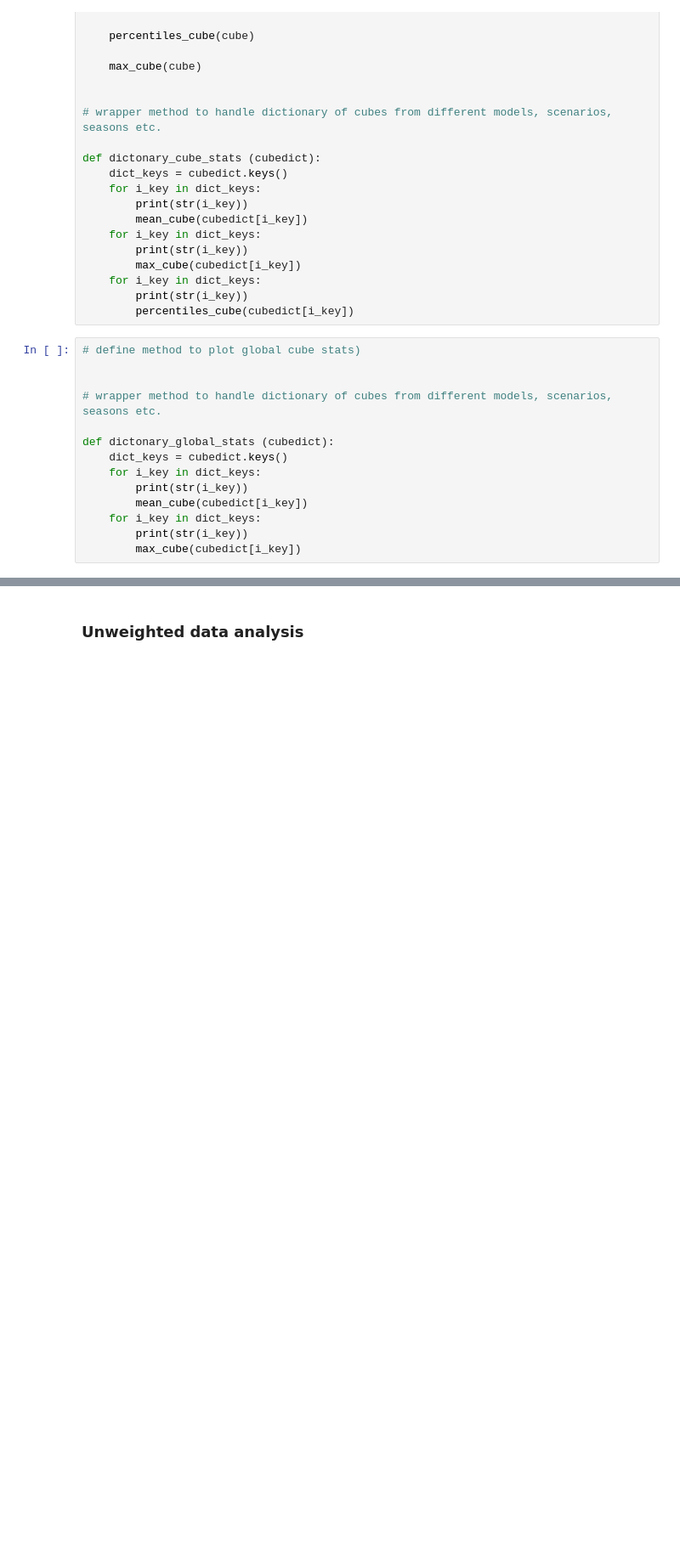
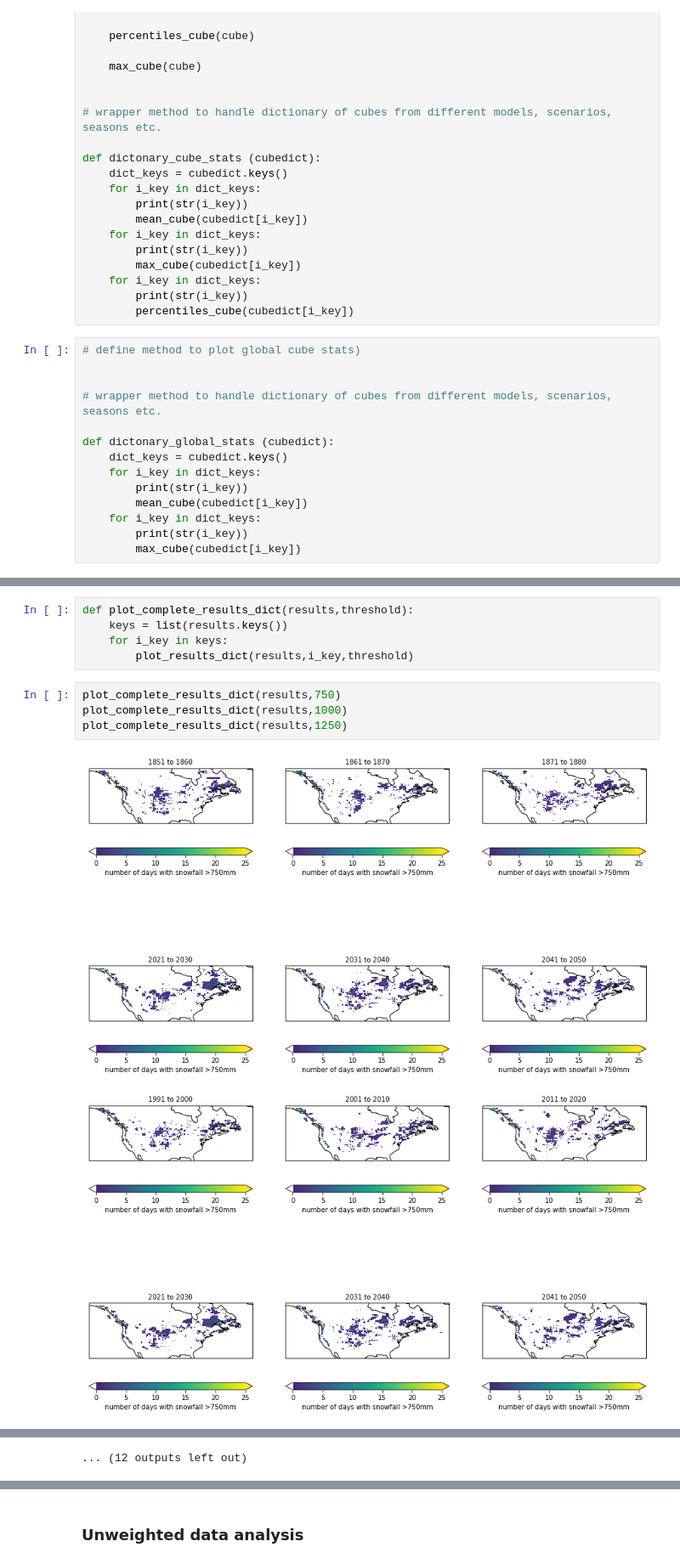
Before and after one commit to lquante/ExtremeEventEvaluation, a Jupyter notebook: NcDataProbing.ipynb, the cells around one changed output, grey strips where cells are left out. Shown at 85% size. Saved outputs shown, nothing was run; the diff lists cells and outputs as text; blank space fills up the shorter version.

```diff
--- a/NcDataProbing.ipynb
+++ b/NcDataProbing.ipynb
@@ -473,0 +883,12 @@ France
+# %%
+def plot_complete_results_dict(results,threshold):
+    keys = list(results.keys())
+    for i_key in keys:
+        plot_results_dict(results,i_key,threshold)
+# %%
+plot_complete_results_dict(results,750)
+plot_complete_results_dict(results,1000)
+plot_complete_results_dict(results,1250)
+# %% [output]
+[figure, added]
+[figure, added]
@@ -473,0 +905 @@ France
+... (12 outputs left out)
```
Also changed, not shown: parts of 88 cells of this notebook, 6 other files.
